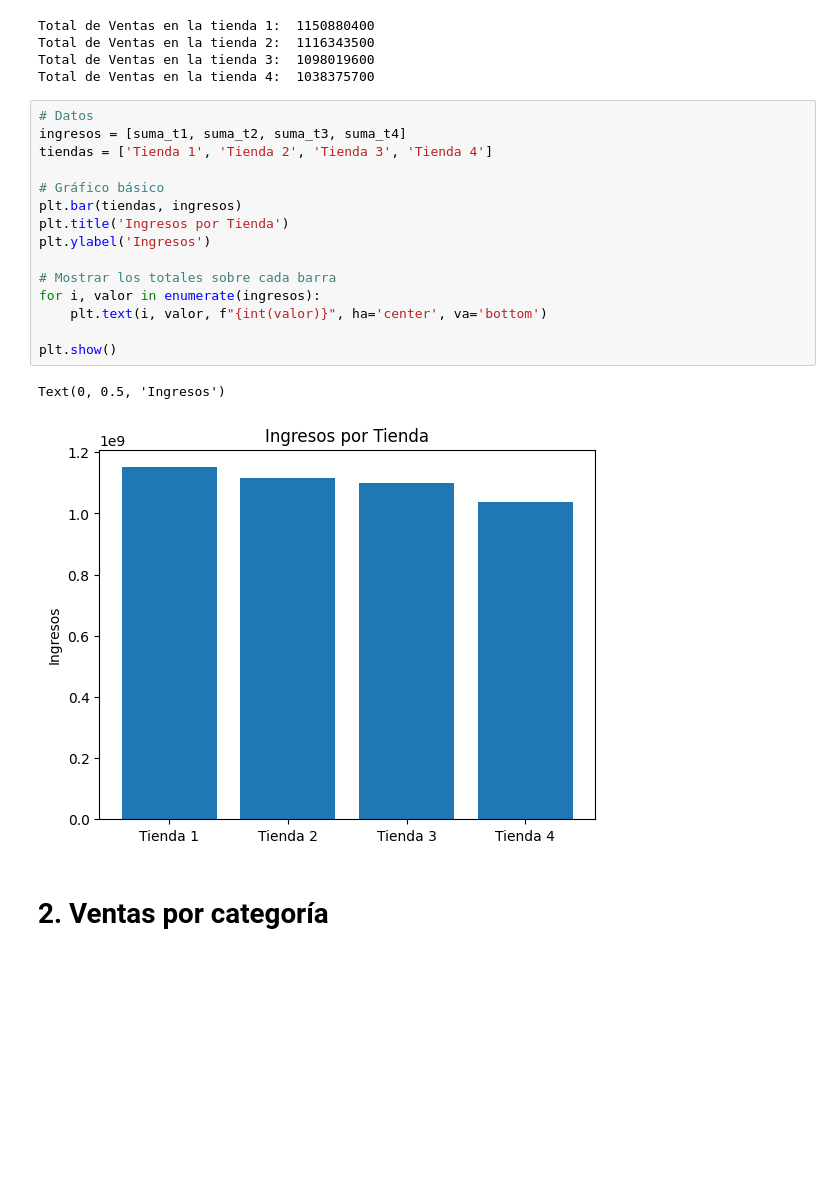
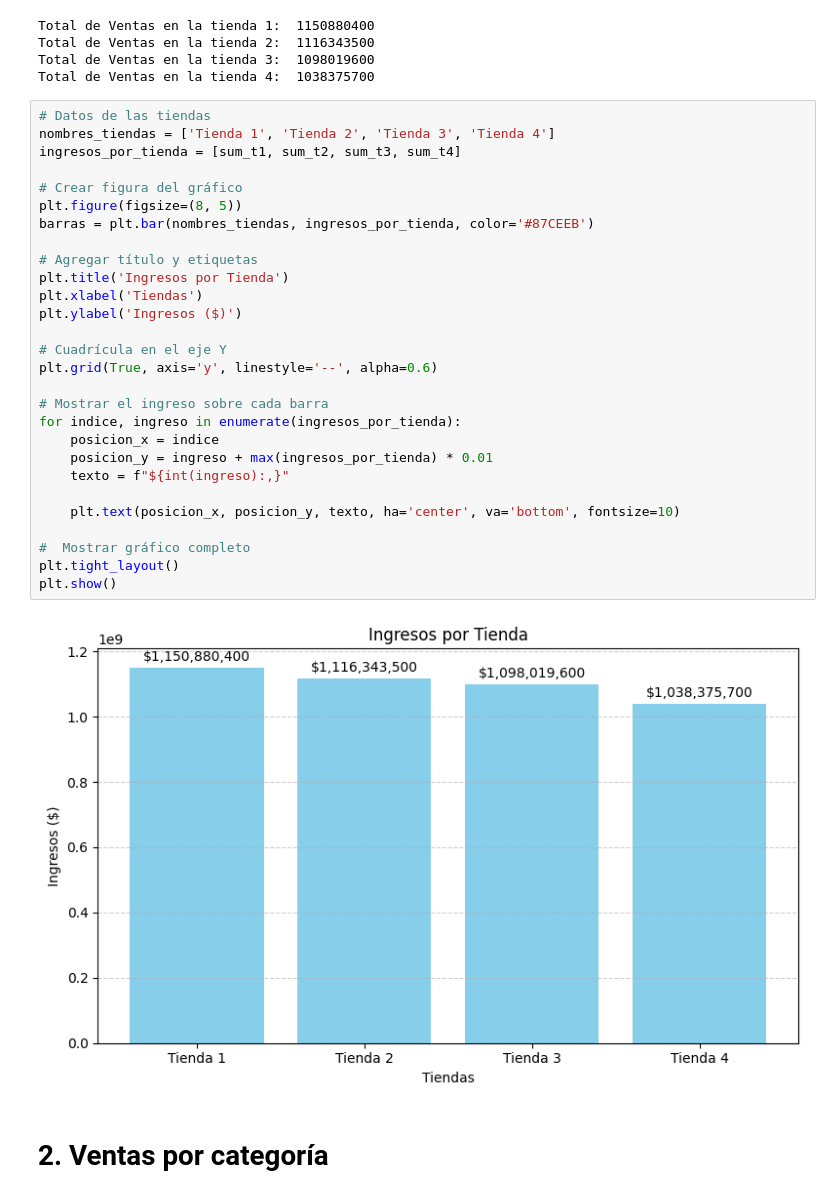
Before and after one commit to JackSmithJaimesRua/Challenge_1, a Jupyter notebook: challenge1-data-science-latam/AluraStoreLatam.ipynb, the cells around one changed output. Saved outputs shown, nothing was run; the diff lists cells and outputs as text; blank space fills up the shorter version.

```diff
--- a/challenge1-data-science-latam/AluraStoreLatam.ipynb
+++ b/challenge1-data-science-latam/AluraStoreLatam.ipynb
@@ -43,23 +43,35 @@ Total de Ventas en la tienda 1:  1150880400
 Total de Ventas en la tienda 2:  1116343500
 Total de Ventas en la tienda 3:  1098019600
 Total de Ventas en la tienda 4:  1038375700
-# %%
-# Datos
-ingresos = [suma_t1, suma_t2, suma_t3, suma_t4]
-tiendas = ['Tienda 1', 'Tienda 2', 'Tienda 3', 'Tienda 4']
-
-# Gráfico básico
-plt.bar(tiendas, ingresos)
-plt.title('Ingresos por Tienda')
-plt.ylabel('Ingresos')
-
-# Mostrar los totales sobre cada barra
-for i, valor in enumerate(ingresos):
-    plt.text(i, valor, f"{int(valor)}", ha='center', va='bottom')
-
-plt.show()
-# %% [output]
-Text(0, 0.5, 'Ingresos')
-[figure, removed]
+# %%
+# Datos de las tiendas
+nombres_tiendas = ['Tienda 1', 'Tienda 2', 'Tienda 3', 'Tienda 4']
+ingresos_por_tienda = [sum_t1, sum_t2, sum_t3, sum_t4]
+
+# Crear figura del gráfico
+plt.figure(figsize=(8, 5))
+barras = plt.bar(nombres_tiendas, ingresos_por_tienda, color='#87CEEB')
+
+# Agregar título y etiquetas
+plt.title('Ingresos por Tienda')
+plt.xlabel('Tiendas')
+plt.ylabel('Ingresos ($)')
+
+# Cuadrícula en el eje Y
+plt.grid(True, axis='y', linestyle='--', alpha=0.6)
+
+# Mostrar el ingreso sobre cada barra
+for indice, ingreso in enumerate(ingresos_por_tienda):
+    posicion_x = indice
+    posicion_y = ingreso + max(ingresos_por_tienda) * 0.01
+    texto = f"${int(ingreso):,}"
+
+    plt.text(posicion_x, posicion_y, texto, ha='center', va='bottom', fontsize=10)
+
+#  Mostrar gráfico completo
+plt.tight_layout()
+plt.show()
+# %% [output]
+[figure, added]
 # %% [markdown]
 # 2. Ventas por categoría
```
Also changed, not shown: parts of 7 cells of this notebook.
